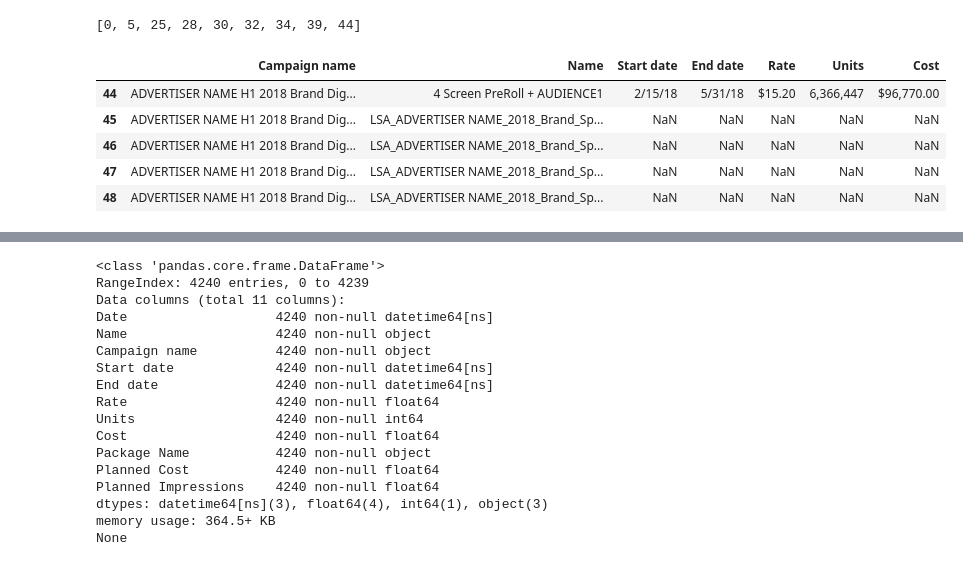
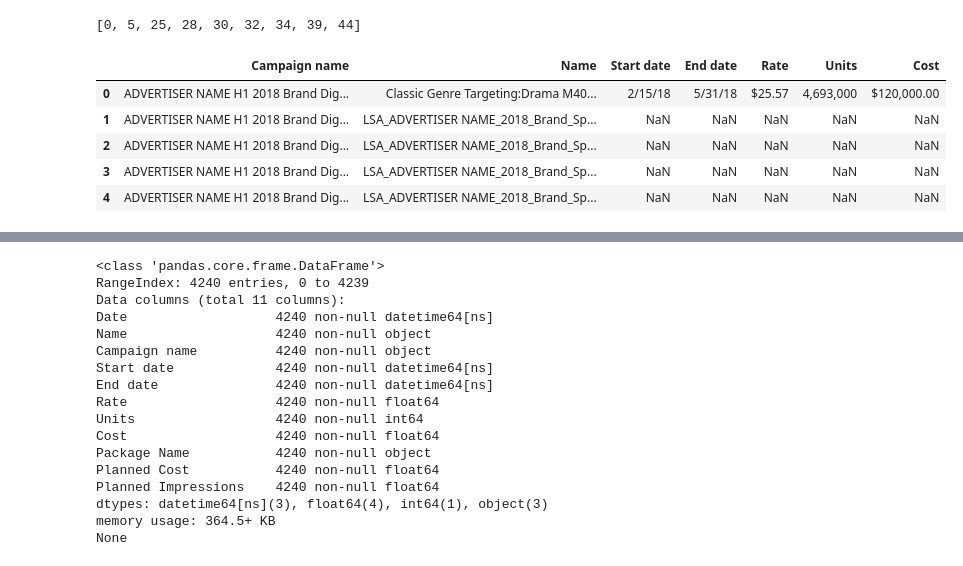
Before and after one commit to ccaddel/pacing, a Jupyter notebook: Pacing.ipynb, the cells around one changed output, grey strips where cells are left out. Drawn from its saved outputs; the diff is of its cells as text; code cells hidden in the pictures.

Commit message:
Update dataframe slicing

```diff
--- a/Pacing.ipynb
+++ b/Pacing.ipynb
@@ -73,26 +73,25 @@ None
 | 48 | ADVERTISER NAME H1 2018 Brand Dig... | LSA_ADVERTISER NAME_2018_Brand_Sp... | NaN | NaN | NaN | NaN | NaN |
 # %%
 #find indices of rows that pertain to a package i.e. not null
-pacing[pacing['Start date'].notnull()].index.tolist()
+indices = pacing[pacing['Start date'].notnull()].index.tolist()
+indices
 # %% [output]
 [0, 5, 25, 28, 30, 32, 34, 39, 44]
-# %%
-#extract each row with non nulls and rows with nulls below it until the next not null row into separate df
-df1 = pacing.iloc[:5]
-df2 = pacing.iloc[5:25]
-df3 = pacing.iloc[25:28]
-df4 = pacing.iloc[28:30]
-df5 = pacing.iloc[30:32]
-df6 = pacing.iloc[32:34]
-df7 = pacing.iloc[34:39]
-df8 = pacing.iloc[39:44]
-df9 = pacing.iloc[44:]
-df9
-# %% [output]
-|  | Campaign name | Name | Start date | End date | Rate | Units | Cost |
-| 44 | ADVERTISER NAME H1 2018 Brand Dig... | 4 Screen PreRoll + AUDIENCE1 | 2/15/18 | 5/31/18 | $15.20 | 6,366,447 | $96,770.00 |
-| 45 | ADVERTISER NAME H1 2018 Brand Dig... | LSA_ADVERTISER NAME_2018_Brand_Sp... | NaN | NaN | NaN | NaN | NaN |
-| 46 | ADVERTISER NAME H1 2018 Brand Dig... | LSA_ADVERTISER NAME_2018_Brand_Sp... | NaN | NaN | NaN | NaN | NaN |
-| 47 | ADVERTISER NAME H1 2018 Brand Dig... | LSA_ADVERTISER NAME_2018_Brand_Sp... | NaN | NaN | NaN | NaN | NaN |
-| 48 | ADVERTISER NAME H1 2018 Brand Dig... | LSA_ADVERTISER NAME_2018_Brand_Sp... | NaN | NaN | NaN | NaN | NaN |
+# %%
+#assign dataframe slices their own dataframe in a dictionary using each pair in indices
+df_dict = {}
+
+for i, n in enumerate(indices[:-1]):
+    df_dict['df' + str(i+1)] = pacing.iloc[indices[i]:indices[i+1]]
+
+df_dict['last'] = pacing.iloc[indices[-1]:]
+
+df_dict['df1']
+# %% [output]
+|  | Campaign name | Name | Start date | End date | Rate | Units | Cost |
+| 0 | ADVERTISER NAME H1 2018 Brand Dig... | Classic Genre Targeting:Drama M40... | 2/15/18 | 5/31/18 | $25.57 | 4,693,000 | $120,000.00 |
+| 1 | ADVERTISER NAME H1 2018 Brand Dig... | LSA_ADVERTISER NAME_2018_Brand_Sp... | NaN | NaN | NaN | NaN | NaN |
+| 2 | ADVERTISER NAME H1 2018 Brand Dig... | LSA_ADVERTISER NAME_2018_Brand_Sp... | NaN | NaN | NaN | NaN | NaN |
+| 3 | ADVERTISER NAME H1 2018 Brand Dig... | LSA_ADVERTISER NAME_2018_Brand_Sp... | NaN | NaN | NaN | NaN | NaN |
+| 4 | ADVERTISER NAME H1 2018 Brand Dig... | LSA_ADVERTISER NAME_2018_Brand_Sp... | NaN | NaN | NaN | NaN | NaN |
 # %%
```
Also changed, not shown: parts of 8 cells of this notebook.
